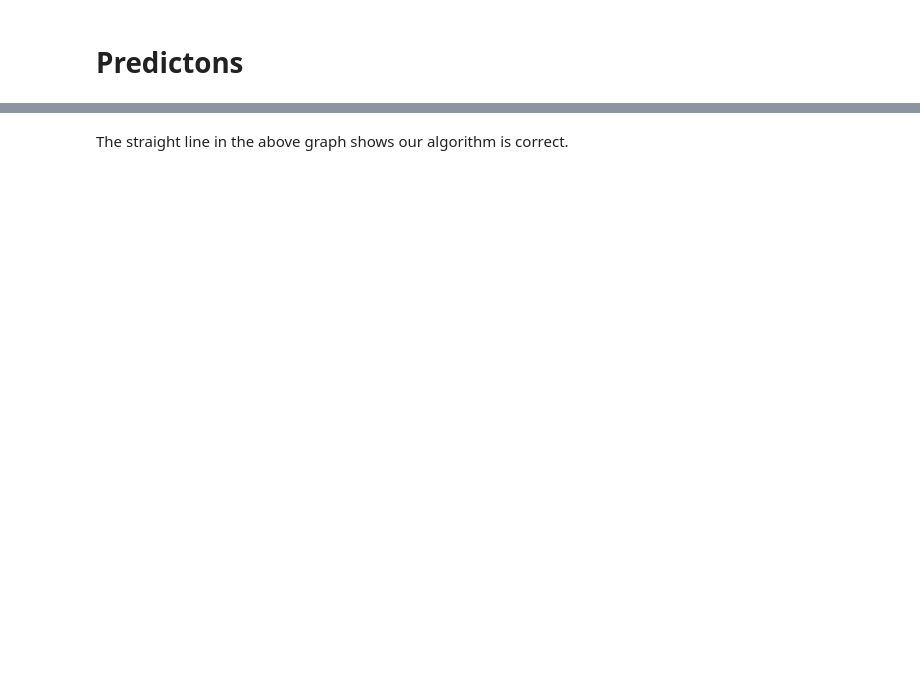
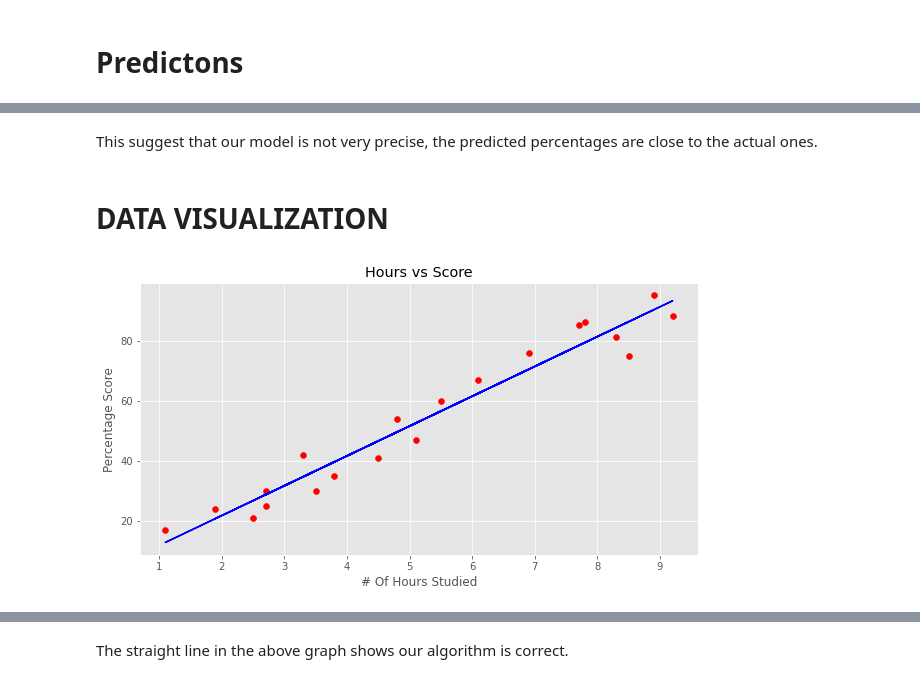
Before and after one commit to DataDecoder/The-Spark-Foundation-Intern, a Jupyter notebook: TASK 2/Task 2.ipynb, the cells around one changed output, grey strips where cells are left out. Cells and saved outputs as stored; diff of their text form; code cells hidden in the pictures; blank space fills up the shorter version.

```diff
--- a/TASK 2/Task 2.ipynb
+++ b/TASK 2/Task 2.ipynb
@@ -93,8 +99,8 @@ plt.show()
 # Data Preparation
 # %%
 #Training and Testing DATASETS
-X = dataset["Hours"].values.reshape(-1,1)
-y = dataset["Scores"].values.reshape(-1,1)
+X = dataset.iloc[:, :-1].values
+y = dataset.iloc[:, 1].values
 # %%
 # Now we have our X and y we will do train/test split
 from sklearn.model_selection import train_test_split
@@ -102,8 +108,9 @@ X_train, X_test, y_train, y_test = train_test_split(X, y, test_size=0.2, random_
 # %% [markdown]
 # Training Our Model
 # %%
+# Fitting Simple Linear Regression to the Training set
 from sklearn.linear_model import LinearRegression
-lin_reg = LinearRegression()
-lin_reg.fit(X_train, y_train)
+regressor = LinearRegression()
+regressor.fit(X_train, y_train)
 # %% [output]
 LinearRegression()
@@ -186,0 +143,14 @@ plt.show()
+# %% [markdown]
+This suggest that our model is not very precise, the predicted percentages are close to the actual ones.
+# %% [markdown]
+# DATA VISUALIZATION
+# %%
+# Visualising the Training set results
+plt.scatter(X_train, y_train, color = 'red')
+plt.plot(X_train, regressor.predict(X_train), color = 'blue')
+plt.title("Hours vs Score")
+plt.xlabel("# Of Hours Studied")
+plt.ylabel("Percentage Score")
+plt.show()
+# %% [output]
+[figure, added]
```
Also changed, not shown: parts of 23 cells of this notebook.
